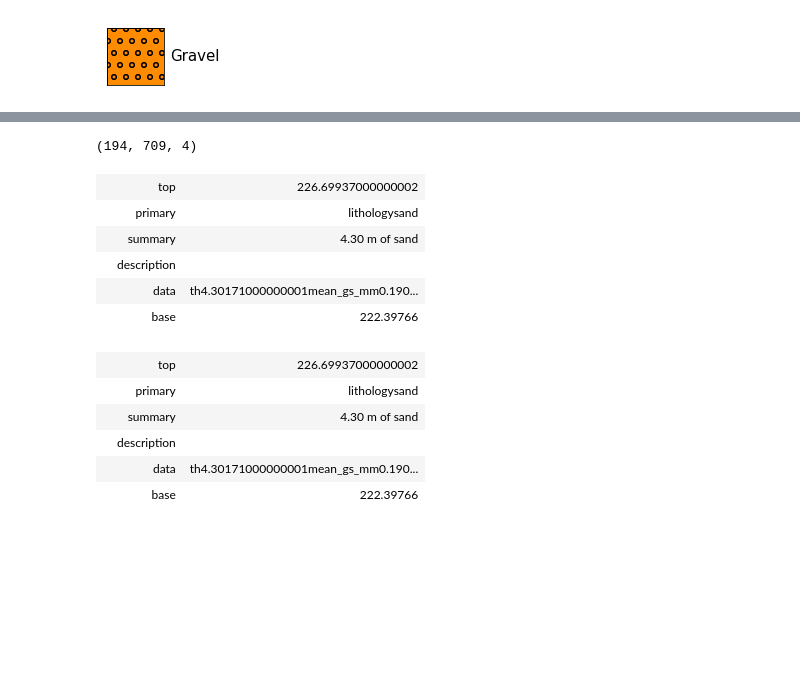
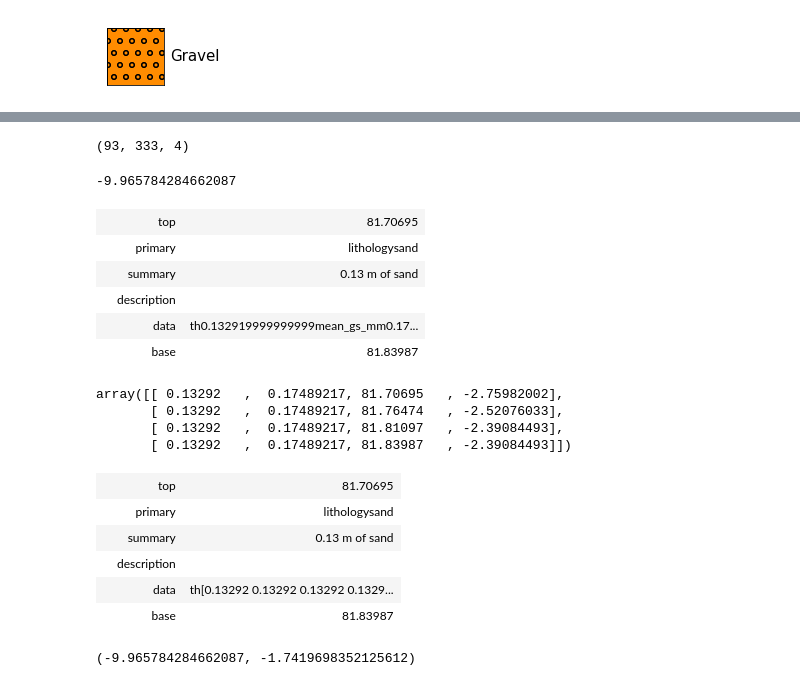
Before and after one commit to rgmyr/litholog, a Jupyter notebook: notebooks/test_sequence_construction.ipynb, the cells around one changed output, grey strips where cells are left out. Saved outputs shown, nothing was run; the diff lists cells and outputs as text; code cells hidden in the pictures; blank space fills up the shorter version.

```diff
--- a/notebooks/test_sequence_construction.ipynb
+++ b/notebooks/test_sequence_construction.ipynb
@@ -46,12 +46,16 @@ beds.head()
 | 4 | Marnoso 1 | 1 | Marnoso-Arenacea | basin plain | 0 | 21.67514 | 0.13232 | 0.134306 | 1.0 | 0.150073 | ... |
 # %%
 for i, (name, grp) in enumerate(beds.groupby('name')):
-    if i > 0:
+    if i == 0:
+        continue
+    if i > 1:
         break
+
+    grp['grain_size_psi'] = grp['grain_size_mm'].apply(graphiclog.wentworth.gs2psi)
 
     bedseq = graphiclog.BedSequence.from_dataframe(grp, topcol='tops', thickcol='th',
                                          component_map=graphiclog.defaults.DEFAULT_COMPONENT_MAP,
-                                         datacols=['th', 'mean_gs_mm', 'depth_m', 'grain_size_mm'],
+                                         datacols=['th', 'mean_gs_mm', 'depth_m', 'grain_size_psi'],
                                          metacols=['name', 'collection', 'eod', 'eodnum'])
 
     print(bedseq.values, bedseq.metadata)
@@ -92,24 +101,39 @@ beds[beds.name == 'Amazon 931B']
 # %%
 len(bedseq), bedseq.nsamples, bedseq.nfeatures
 # %% [output]
-(194, 709, 4)
+(93, 333, 4)
+# %%
+np.log2(1e-3)
+# %% [output]
+-9.965784284662087
 # %%
 bedseq[0]
 # %% [output]
-|  | top | 226.69937000000002 |
+|  | top | 81.70695 |
 |  | primary | lithologysand |
-|  | summary | 4.30 m of sand |
+|  | summary | 0.13 m of sand |
 |  | description |  |
-|  | data | th4.30171000000001mean_gs_mm0.190... |
-|  | base | 222.39766 |
+|  | data | th0.132919999999999mean_gs_mm0.17... |
+|  | base | 81.83987 |
+# %%
+bedseq[0].values
+# %% [output]
+array([[ 0.13292   ,  0.17489217, 81.70695   , -2.75982002],
+       [ 0.13292   ,  0.17489217, 81.76474   , -2.52076033],
+       [ 0.13292   ,  0.17489217, 81.81097   , -2.39084493],
+       [ 0.13292   ,  0.17489217, 81.83987   , -2.39084493]])
 # %%
-bedseq[0].resample_data('depth_m', 0.5)
+bedseq[0].resample_data('depth_m', 0.01, kind='cubic')
 bedseq[0]
 # %% [output]
-|  | top | 226.69937000000002 |
+|  | top | 81.70695 |
 |  | primary | lithologysand |
-|  | summary | 4.30 m of sand |
+|  | summary | 0.13 m of sand |
 |  | description |  |
-|  | data | th4.30171000000001mean_gs_mm0.190... |
-|  | base | 222.39766 |
+|  | data | th[0.13292 0.13292 0.13292 0.1329... |
+|  | base | 81.83987 |
+# %%
+bedseq.min_field('grain_size_psi'), bedseq.max_field('grain_size_psi')
+# %% [output]
+(-9.965784284662087, -1.7419698352125612)
 # %%
```
Also changed, not shown: parts of 15 cells of this notebook, 4 other files.
